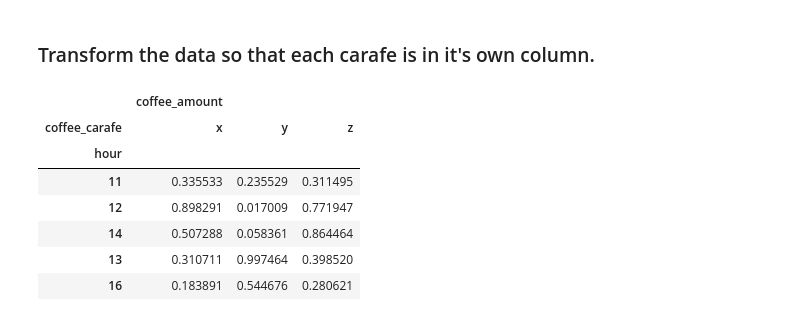
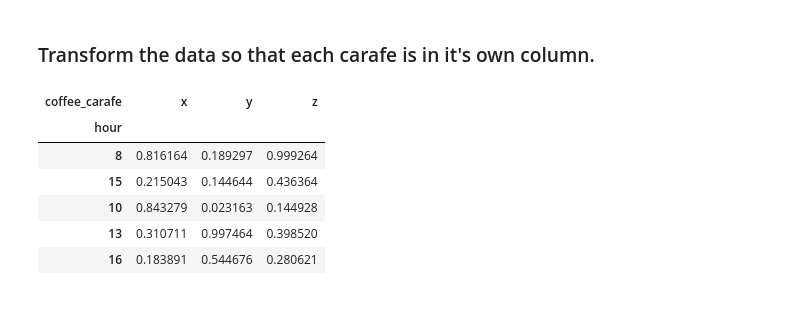
Before and after one commit to faithkane3/classification, a Jupyter notebook: tidy_data.ipynb, the cells around one changed output. Saved outputs shown, nothing was run; the diff lists cells and outputs as text; code cells hidden in the pictures.

```diff
--- a/tidy_data.ipynb
+++ b/tidy_data.ipynb
@@ -84,14 +116,13 @@ coffee_df.sample(5)
 # %% [markdown]
 ### Transform the data so that each carafe is in it's own column.
 # %%
-coffee_pivot = coffee_df.reset_index().pivot_table(index='hour', columns='coffee_carafe')
+coffee_pivot = coffee_df.reset_index().pivot_table(values='coffee_amount', index='hour', columns='coffee_carafe')
 coffee_pivot.sample(5)
 # %% [output]
-|  | coffee_amount |  |  |
 | coffee_carafe | x | y | z |
 | hour |  |  |  |
-| 11 | 0.335533 | 0.235529 | 0.311495 |
-| 12 | 0.898291 | 0.017009 | 0.771947 |
-| 14 | 0.507288 | 0.058361 | 0.864464 |
+| 8 | 0.816164 | 0.189297 | 0.999264 |
+| 15 | 0.215043 | 0.144644 | 0.436364 |
+| 10 | 0.843279 | 0.023163 | 0.144928 |
 | 13 | 0.310711 | 0.997464 | 0.398520 |
 | 16 | 0.183891 | 0.544676 | 0.280621 |
```
Also changed, not shown: parts of 20 cells of this notebook.
